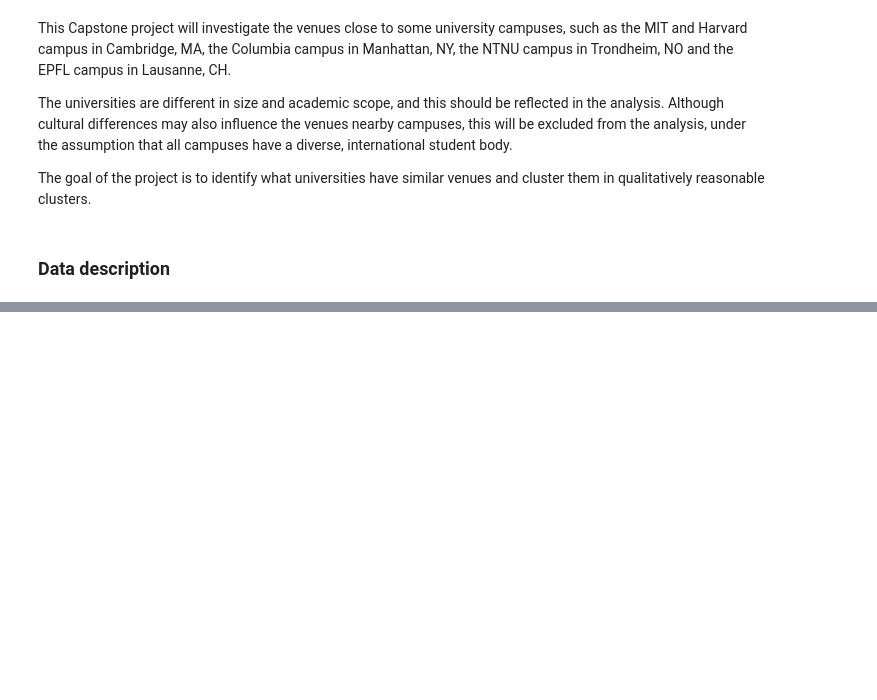
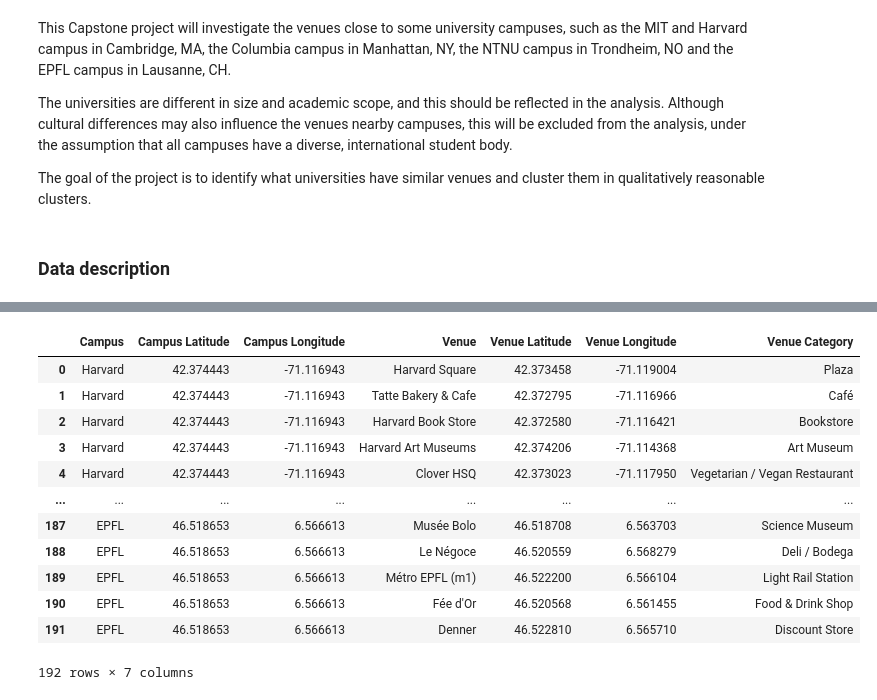
Before and after one commit to martinwilloch/Data-Science, a Jupyter notebook: ibm-ds-capstone.ipynb, the cells around one changed output, grey strips where cells are left out. Drawn from its saved outputs; the diff is of its cells as text; code cells hidden in the pictures; blank space fills up the shorter version.

```diff
--- a/ibm-ds-capstone.ipynb
+++ b/ibm-ds-capstone.ipynb
@@ -25,0 +39,10 @@ Hello Capstone project course!
+# %%
+df = pd.DataFrame({'Campus': ['Harvard', 'MIT', 'Columbia', 'NTNU', 'EPFL'],
+                   'City': ['Cambridge', 'Cambridge', 'New York', 'Trondheim', 'Lausanne'],
+                   'State': ['Massachusetts', 'Massachusetts', 'New York', 'Norway', 'Switzerland'],
+                  'Number of students': [20970, 11520, 31317, 41971, 11449],
+                   'University type': ['University', 'Technical institute', 'University', 'University', 'Technical institute'],
+                   'Latitude': [42.374443, 42.358492, 40.807537, 63.419525, 46.518653],
+                   'Longitude': [-71.116943, -71.091346, -73.962570, 10.401346, 6.566613]
+                  })
+df
@@ -25,0 +56,50 @@ Hello Capstone project course!
+# %%
+def get_nearby_venues(names, latitudes, longitudes, radius=500):
+    venues_list = []
+    for name, lat, lng in zip(names, latitudes, longitudes):
+        url = 'https://api.foursquare.com/v2/venues/explore?&client_id={}&client_secret={}&v={}&ll={},{}&radius={}&limit={}'.format(
+            CLIENT_ID,
+            CLIENT_SECRET,
+            VERSION,
+            lat,
+            lng,
+            radius,
+            LIMIT)
+
+        results = requests.get(url).json()["response"]['groups'][0]['items']
+        venues_list.append([(
+            name,
+            lat,
+            lng,
+            v['venue']['name'],
+            v['venue']['location']['lat'],
+            v['venue']['location']['lng'],
+            v['venue']['categories'][0]['name']) for v in results])
+
+    nearby_venues = pd.DataFrame([item for venue_list in venues_list for item in venue_list])
+    nearby_venues.columns = ['Campus',
+                  'Campus Latitude',
+                  'Campus Longitude',
+                  'Venue',
+                  'Venue Latitude',
+                  'Venue Longitude',
+                  'Venue Category']
+
+    return(nearby_venues)
+
+venues = get_nearby_venues(df['Campus'], df['Latitude'], df['Longitude'])
+venues
+# %% [output]
+|  | Campus | Campus Latitude | Campus Longitude | Venue | Venue Latitude | Venue Longitude | Venue Category |
+| 0 | Harvard | 42.374443 | -71.116943 | Harvard Square | 42.373458 | -71.119004 | Plaza |
+| 1 | Harvard | 42.374443 | -71.116943 | Tatte Bakery & Cafe | 42.372795 | -71.116966 | Café |
+| 2 | Harvard | 42.374443 | -71.116943 | Harvard Book Store | 42.372580 | -71.116421 | Bookstore |
+| 3 | Harvard | 42.374443 | -71.116943 | Harvard Art Museums | 42.374206 | -71.114368 | Art Museum |
+| 4 | Harvard | 42.374443 | -71.116943 | Clover HSQ | 42.373023 | -71.117950 | Vegetarian / Vegan Restaurant |
+| ... | ... | ... | ... | ... | ... | ... | ... |
+| 187 | EPFL | 46.518653 | 6.566613 | Musée Bolo | 46.518708 | 6.563703 | Science Museum |
+| 188 | EPFL | 46.518653 | 6.566613 | Le Négoce | 46.520559 | 6.568279 | Deli / Bodega |
+| 189 | EPFL | 46.518653 | 6.566613 | Métro EPFL (m1) | 46.522200 | 6.566104 | Light Rail Station |
+| 190 | EPFL | 46.518653 | 6.566613 | Fée d'Or | 46.520568 | 6.561455 | Food & Drink Shop |
+| 191 | EPFL | 46.518653 | 6.566613 | Denner | 46.522810 | 6.565710 | Discount Store |
+192 rows × 7 columns
```
Also changed, not shown: parts of 20 cells of this notebook.
